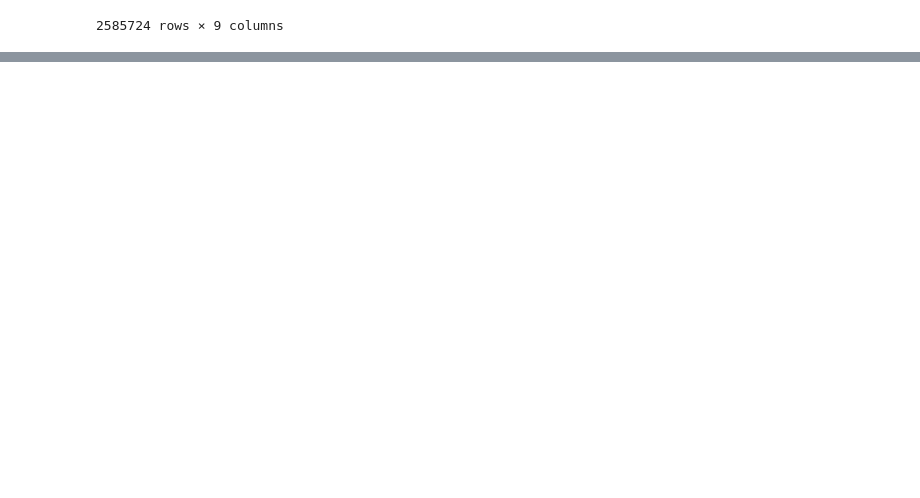
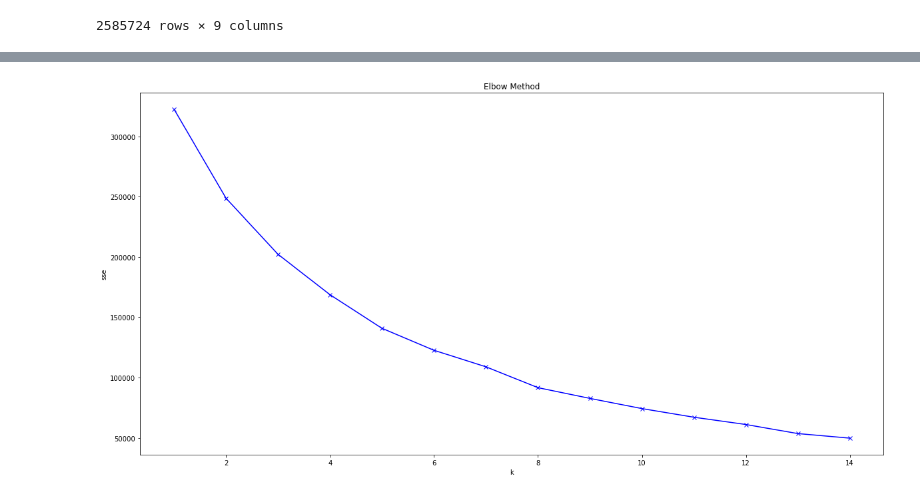
Before and after one commit to jw4808/mkt_finalproject, a Jupyter notebook: mkt_final_code.ipynb, the cells around one changed output, grey strips where cells are left out. Saved outputs shown, nothing was run; the diff lists cells and outputs as text; code cells hidden in the pictures; blank space fills up the shorter version.

```diff
--- a/mkt_final_code.ipynb
+++ b/mkt_final_code.ipynb
@@ -54,0 +97,12 @@ engagement
+# %%
+df = subscribers
+df = subscribers[['preferred_genre','weekly_consumption_hour','intended_use','male_TF']]
+# %%
+dummy = pd.get_dummies(df['preferred_genre'], prefix='preferred_genre')
+dummy2 = pd.get_dummies(df['intended_use'], prefix='intended_use')
+dummy3 = pd.get_dummies(df['male_TF'], prefix='male_TF')
+# %%
+df = df.join(dummy)
+df = df.join(dummy2)
+df = df.join(dummy3)
+df
@@ -54,0 +123,3 @@ engagement
+# %%
+df = df.drop(['preferred_genre', 'intended_use', 'male_TF', 'weekly_consumption_hour'], axis=1)
+df
@@ -54,0 +146,14 @@ engagement
+# %%
+sse = []
+for k in range(1,15):
+    km = KMeans(n_clusters = k)
+    km = km.fit(df)
+    sse.append(km.inertia_)
+plt.figure(figsize = (20, 10))
+plt.plot(range(1,15), sse, 'bx-')
+plt.xlabel('k')
+plt.ylabel('sse')
+plt.title('Elbow Method')
+plt.show()
+# %% [output]
+[figure, added]
```
Also changed, not shown: parts of 47 cells of this notebook.
